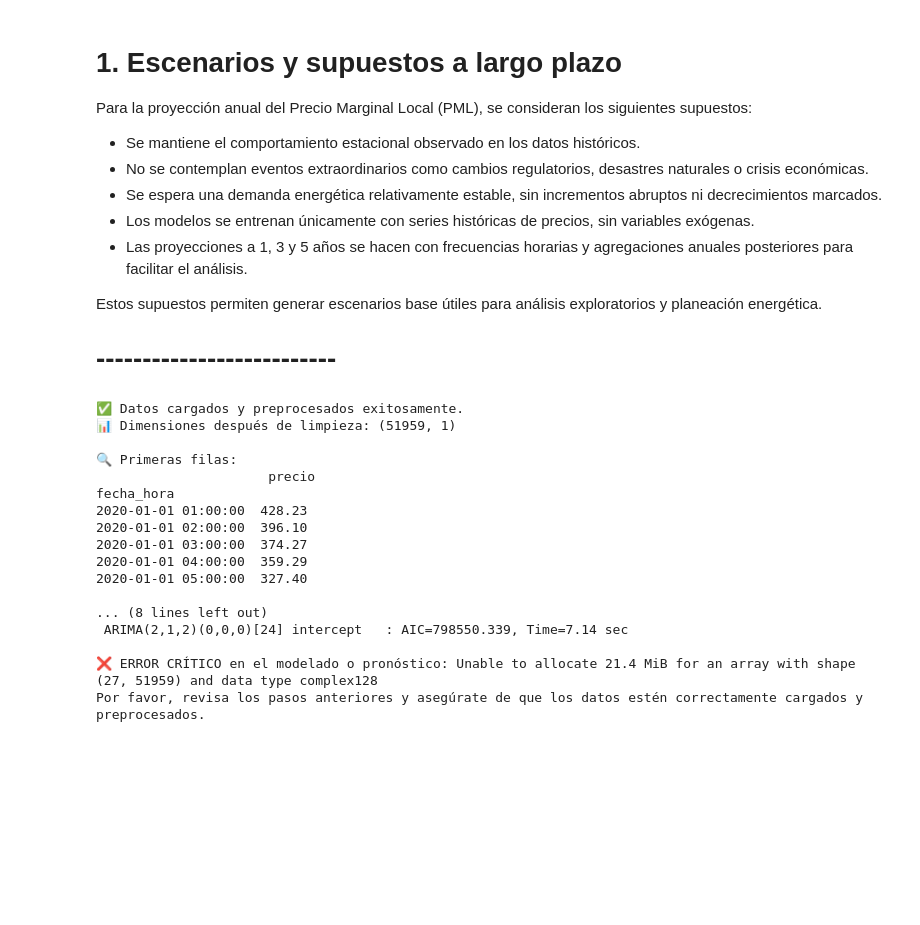
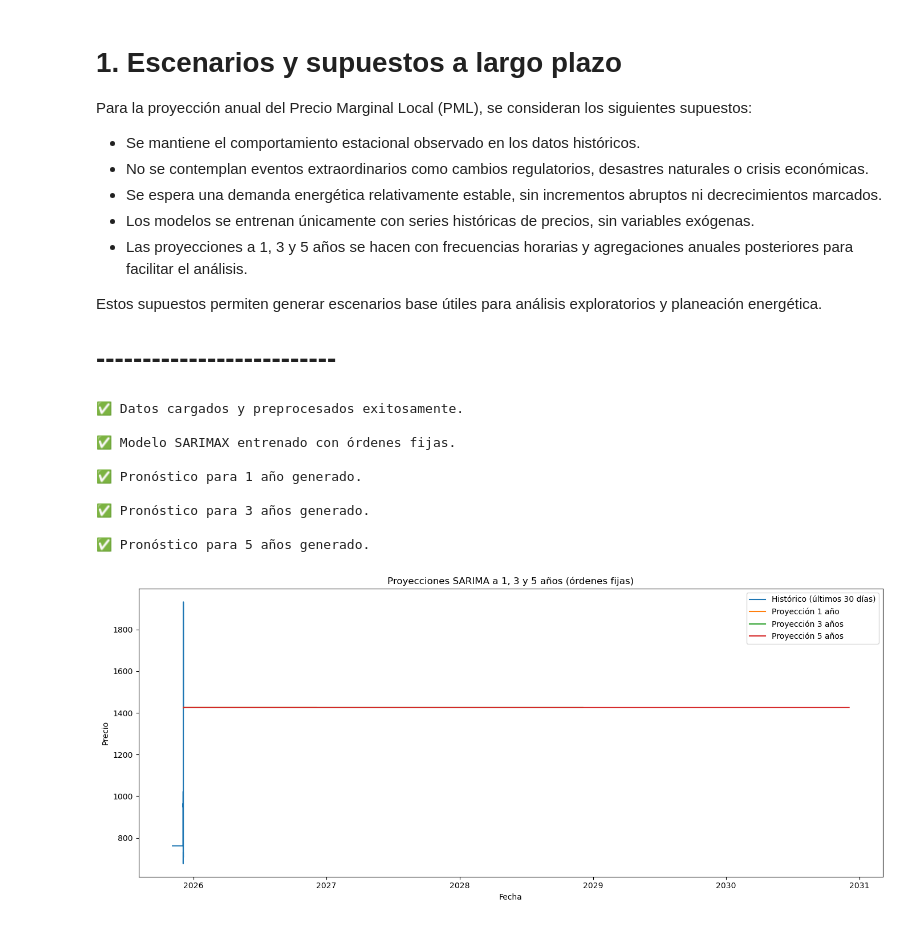
Before and after one commit to Alejandroarellanocamacho/dataanalyticsml, a Jupyter notebook: pml-cancun-forecasting/notebooks/3_Proyeccion_Anual.ipynb, the cells around one changed output. Drawn from its saved outputs; the diff is of its cells as text; code cells hidden in the pictures; blank space fills up the shorter version.

```diff
--- a/pml-cancun-forecasting/notebooks/3_Proyeccion_Anual.ipynb
+++ b/pml-cancun-forecasting/notebooks/3_Proyeccion_Anual.ipynb
@@ -96,7 +96,6 @@ Estos supuestos permiten generar escenarios base útiles para análisis explorat
 import pandas as pd
 import numpy as np
 import matplotlib.pyplot as plt
-from pmdarima import auto_arima
 from statsmodels.tsa.statespace.sarimax import SARIMAX
 import warnings
 warnings.filterwarnings('ignore')
@@ -106,58 +105,30 @@ ruta = 'C:/Cursos/Data Science/Proyecto CENANCE/pml-cancun-forecasting/data/PML_
 # 1. Cargar datos de manera ROBUSTA
 try:
     df = pd.read_csv(ruta)
-    # Intentamos combinar las columnas 'fecha' y 'hora' directamente al cargar
     df['fecha_hora'] = pd.to_datetime(df['fecha'] + ' ' + df['hora'].astype(str) + ':00', errors='coerce')
-    df = df.dropna(subset=['fecha_hora', 'precio']) # Eliminar filas donde no se pudo crear la fecha o no hay precio
-    df['precio'] = pd.to_numeric(df['precio'], errors='coerce') # Asegurar que el precio sea numérico
+    df = df.dropna(subset=['fecha_hora', 'precio'])
+    df['precio'] = pd.to_numeric(df['precio'], errors='coerce')
     df = df.dropna(subset=['precio'])
     df = df[['fecha_hora', 'precio']].sort_values(by='fecha_hora').drop_duplicates(subset=['fecha_hora'], keep='first').set_index('fecha_hora')
-    df = df.asfreq('H', method='ffill') # Forzar frecuencia horaria llenando huecos con el último valor válido
-
+    df = df.asfreq('H', method='ffill')
     print("✅ Datos cargados y preprocesados exitosamente.")
-    print(f"📊 Dimensiones después de limpieza: {df.shape}")
-    print("\n🔍 Primeras filas:\n", df.head())
-
-except FileNotFoundError:
-    print(f"❌ Error: El archivo no se encontró en la ruta: {ruta}")
-    exit()
-except KeyError as e:
-    print(f"❌ Error: No se encontraron las columnas esperadas ({e}). Verifica el nombre de las columnas en tu CSV.")
-    exit()
 except Exception as e:
-    print(f"❌ Error inesperado al cargar y preprocesar los datos: {e}")
+    print(f"❌ Error al cargar y preprocesar los datos: {e}")
     exit()
 
-# 2. Modelado SARIMA con búsqueda automática de parámetros
+# 2. Definir órdenes fijos para SARIMA
+order = (1, 1, 1)          # Orden no estacional (p, d, q) - ién!
+seasonal_order = (1, 0, 1, 24) # Orden estacional (P, D, Q, s) - 's' es la estacionalidad (24 horas)
+
 try:
-    print("\n⚙️ Buscando parámetros óptimos para SARIMA...")
-    modelo_auto = auto_arima(
-    df['precio'],
-    seasonal=True,
-    m=24,
-    stepwise=True,
-    suppress_warnings=True,
-    trace=True,
-    error_action='ignore',
-    max_p=2,
-    max_q=2,
-    max_P=1,
-    max_Q=1
-)
-    print("\n✅ Parámetros óptimos encontrados:")
-    print(modelo_auto.summary())
-
-    # 3. Entrenar el modelo SARIMAX con los parámetros encontrados
-    order = modelo_auto.order
-    seasonal_order = modelo_auto.seasonal_order
-
+    # 3. Entrenar el modelo SARIMAX con los órdenes definidos
     modelo_sarima = SARIMAX(df['precio'],
                             order=order,
                             seasonal_order=seasonal_order,
                             enforce_stationarity=False,
                             enforce_invertibility=False)
     resultado = modelo_sarima.fit(disp=False)
-    print("\n✅ Modelo SARIMAX entrenado.")
+    print("\n✅ Modelo SARIMAX entrenado con órdenes fijas.")
 
     # 4. Generar pronósticos
     horas_pronostico = {
@@ -169,49 +140,42 @@ try:
 
     for label, h in horas_pronostico.items():
         pred = resultado.get_forecast(steps=h)
         pred_df = pd.DataFrame({'precio_predicho': pred.predicted_mean})
         pred_df.index = pd.date_range(start=df.index[-1], periods=h, freq='H')
         predicciones_sarima[label] = pred_df.reset_index().rename(columns={'index': 'fecha_hora'})
         print(f"\n✅ Pronóstico para {label} generado.")
 
-    # 5. Visualización
+    # 5. Visualización(
     plt.figure(figsize=(14, 6))
     plt.plot(df[-24 * 30:], label='Histórico (últimos 30 días)')
     for label, df_pred in predicciones_sarima.items():
         plt.plot(df_pred['fecha_hora'], df_pred['precio_predicho'], label=f'Proyección {label}')
     plt.legend()
-    plt.title("Proyecciones SARIMA a 1, 3 y 5 años")
+    plt.title("Proyecciones SARIMA a 1, 3 y 5 años (órdenes fijas)")
     plt.xlabel("Fecha")
     plt.ylabel("Precio")
     plt.tight_layout()
     plt.show()
 
     # 6. Exportar a CSV
     for label, df_pred in predicciones_sarima.items():
-        archivo = f"proyeccion_sarima_{label.replace(' ', '_')}.csv"
+        archivo = f"proyeccion_sarima_fijo_{label.replace(' ', '_')}.csv"
         df_pred.to_csv(archivo, index=False)
         print(f"📤 Archivo exportado: {archivo}")
 
-    print("\n🎉 ¡Proceso de proyección anual completado con éxito!")
+    print("\n🎉 ¡Proceso de proyección anual con órdenes fijas completado!")
 
 except Exception as e:
-    print(f"\n❌ ERROR CRÍTICO en el modelado o pronóstico: {e}")
-    print("Por favor, revisa los pasos anteriores y asegúrate de que los datos estén correctamente cargados y preprocesados.")
+    print(f"\n❌ ERROR CRÍTICO al entrenar o pronosticar con SARIMA (órdenes fijas): {e}")
+    print("Revisa los órdenes definidos y asegúrate de que los datos estén correctamente preprocesados.")
 # %% [output]
 ✅ Datos cargados y preprocesados exitosamente.
-📊 Dimensiones después de limpieza: (51959, 1)
 
-🔍 Primeras filas:
-                      precio
-fecha_hora
-2020-01-01 01:00:00  428.23
-2020-01-01 02:00:00  396.10
-2020-01-01 03:00:00  374.27
-2020-01-01 04:00:00  359.29
-2020-01-01 05:00:00  327.40
+✅ Modelo SARIMAX entrenado con órdenes fijas.
 
-... (8 lines left out)
- ARIMA(2,1,2)(0,0,0)[24] intercept   : AIC=798550.339, Time=7.14 sec
+✅ Pronóstico para 1 año generado.
 
-❌ ERROR CRÍTICO en el modelado o pronóstico: Unable to allocate 21.4 MiB for an array with shape (27, 51959) and data type complex128
-Por favor, revisa los pasos anteriores y asegúrate de que los datos estén correctamente cargados y preprocesados.
+✅ Pronóstico para 3 años generado.
+
+✅ Pronóstico para 5 años generado.
+[figure, added]
```
Also changed, not shown: parts of 11 cells of this notebook, 2 other files.
